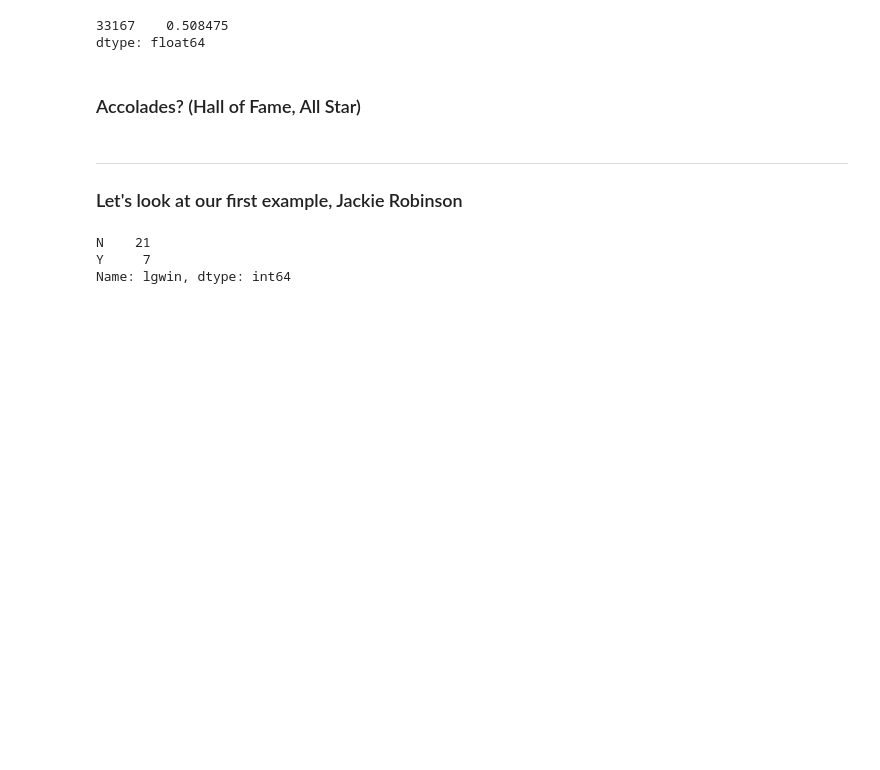
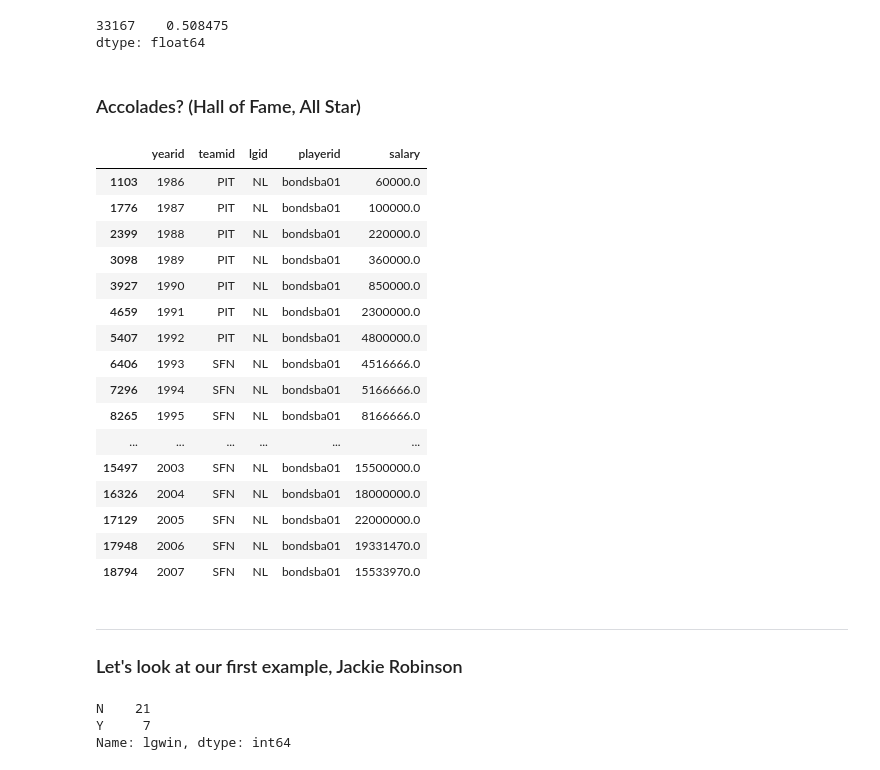
Before and after one commit to mwbarnesy/capstone, a Jupyter notebook: notebooks/lahman-mwb.ipynb, the cells around one changed output. Drawn from its saved outputs; the diff is of its cells as text; code cells hidden in the pictures; blank space fills up the shorter version.

```diff
--- a/notebooks/lahman-mwb.ipynb
+++ b/notebooks/lahman-mwb.ipynb
@@ -204,6 +258,26 @@ dtype: float64
 #sf_recording_begins
 # %% [markdown]
 ### Accolades? (Hall of Fame, All Star)
+# %%
+bonds_salary
+# %% [output]
+|  | yearid | teamid | lgid | playerid | salary |
+| 1103 | 1986 | PIT | NL | bondsba01 | 60000.0 |
+| 1776 | 1987 | PIT | NL | bondsba01 | 100000.0 |
+| 2399 | 1988 | PIT | NL | bondsba01 | 220000.0 |
+| 3098 | 1989 | PIT | NL | bondsba01 | 360000.0 |
+| 3927 | 1990 | PIT | NL | bondsba01 | 850000.0 |
+| 4659 | 1991 | PIT | NL | bondsba01 | 2300000.0 |
+| 5407 | 1992 | PIT | NL | bondsba01 | 4800000.0 |
+| 6406 | 1993 | SFN | NL | bondsba01 | 4516666.0 |
+| 7296 | 1994 | SFN | NL | bondsba01 | 5166666.0 |
+| 8265 | 1995 | SFN | NL | bondsba01 | 8166666.0 |
+| ... | ... | ... | ... | ... | ... |
+| 15497 | 2003 | SFN | NL | bondsba01 | 15500000.0 |
+| 16326 | 2004 | SFN | NL | bondsba01 | 18000000.0 |
+| 17129 | 2005 | SFN | NL | bondsba01 | 22000000.0 |
+| 17948 | 2006 | SFN | NL | bondsba01 | 19331470.0 |
+| 18794 | 2007 | SFN | NL | bondsba01 | 15533970.0 |
 # %%
 mcgwire_salary = salaries_df[salaries_df['playerid'] == 'mcgwima01']
 # %%
```
Also changed, not shown: parts of 18 cells of this notebook.
